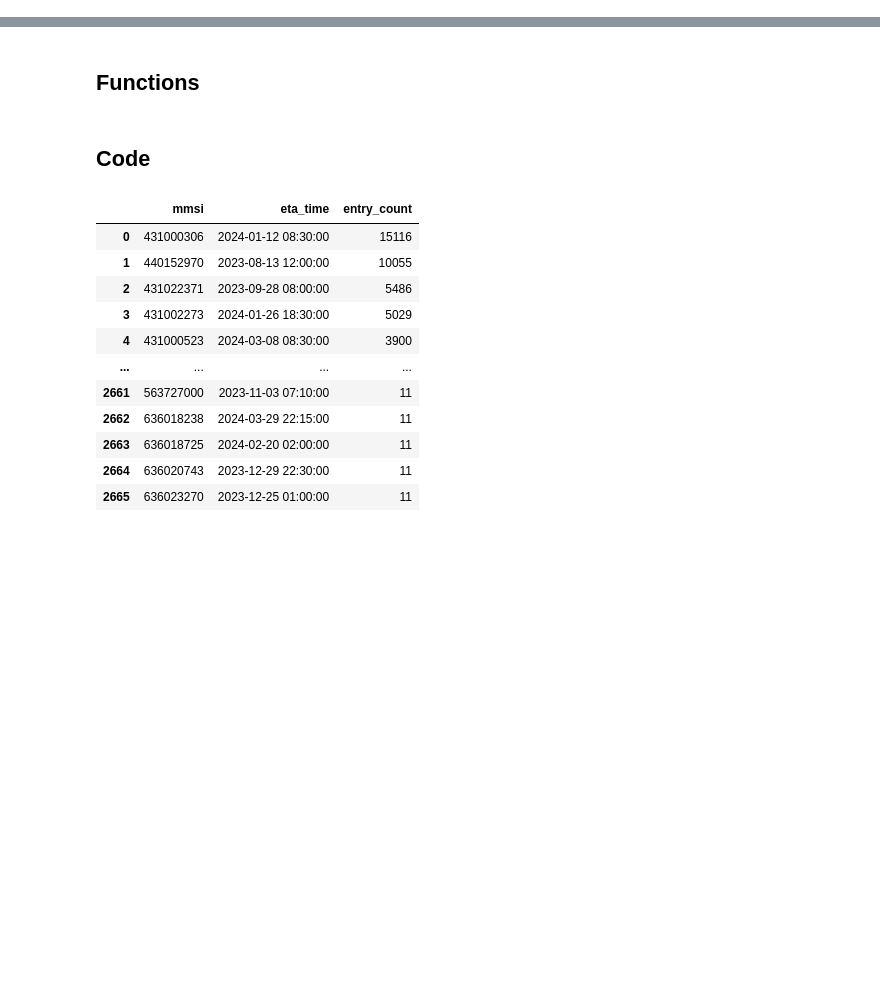
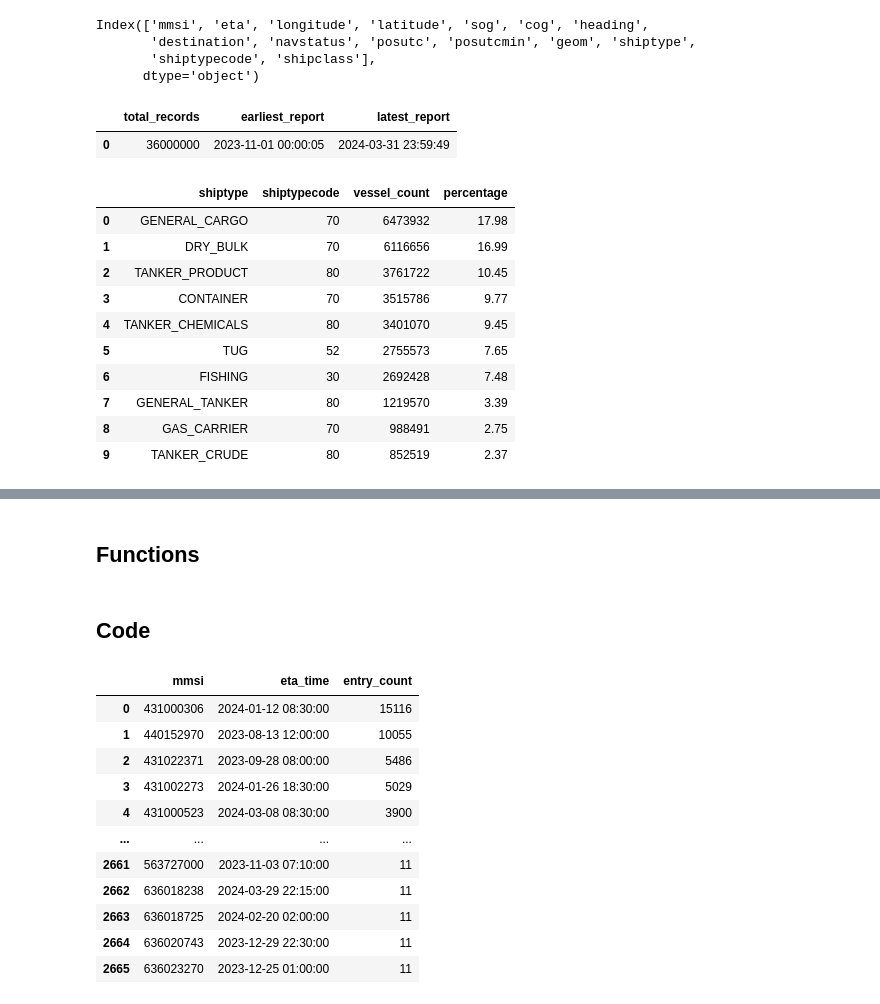
Before and after one commit to uhatikus/MS, a Jupyter notebook: FishingBoatsAnomalyDetection/fishingboatsprediction/notebooks/loitering_classification_prep.ipynb, the cells around one changed output, grey strips where cells are left out. Saved outputs shown, nothing was run; the diff lists cells and outputs as text; code cells hidden in the pictures; blank space fills up the shorter version.

```diff
--- a/FishingBoatsAnomalyDetection/fishingboatsprediction/notebooks/loitering_classification_prep.ipynb
+++ b/FishingBoatsAnomalyDetection/fishingboatsprediction/notebooks/loitering_classification_prep.ipynb
@@ -37,0 +39,43 @@ KeyboardInterrupt:
+# %%
+res.columns
+# %% [output]
+Index(['mmsi', 'eta', 'longitude', 'latitude', 'sog', 'cog', 'heading',
+       'destination', 'navstatus', 'posutc', 'posutcmin', 'geom', 'shiptype',
+       'shiptypecode', 'shipclass'],
+      dtype='object')
+# %%
+sql = """SELECT
+    COUNT(*) AS total_records,
+    MIN(posutc) AS earliest_report,
+    MAX(posutc) AS latest_report
+FROM  public.ais_korea"""
+res2 = pd.read_sql(sql, engine)
+res2
+# %% [output]
+|  | total_records | earliest_report | latest_report |
+| 0 | 36000000 | 2023-11-01 00:00:05 | 2024-03-31 23:59:49 |
+# %%
+sql = """SELECT
+    shiptype,
+    shiptypecode,
+    COUNT(*) AS vessel_count,
+    ROUND(COUNT(*) * 100.0 / SUM(COUNT(*)) OVER (), 2) AS percentage
+FROM  public.ais_korea
+WHERE shiptype IS NOT NULL
+GROUP BY shiptype, shiptypecode
+ORDER BY vessel_count DESC
+LIMIT 10;"""
+res3 = pd.read_sql(sql, engine)
+res3
+# %% [output]
+|  | shiptype | shiptypecode | vessel_count | percentage |
+| 0 | GENERAL_CARGO | 70 | 6473932 | 17.98 |
+| 1 | DRY_BULK | 70 | 6116656 | 16.99 |
+| 2 | TANKER_PRODUCT | 80 | 3761722 | 10.45 |
+| 3 | CONTAINER | 70 | 3515786 | 9.77 |
+| 4 | TANKER_CHEMICALS | 80 | 3401070 | 9.45 |
+| 5 | TUG | 52 | 2755573 | 7.65 |
+| 6 | FISHING | 30 | 2692428 | 7.48 |
+| 7 | GENERAL_TANKER | 80 | 1219570 | 3.39 |
+| 8 | GAS_CARRIER | 70 | 988491 | 2.75 |
+| 9 | TANKER_CRUDE | 80 | 852519 | 2.37 |
```
Also changed, not shown: parts of 5 cells of this notebook.
